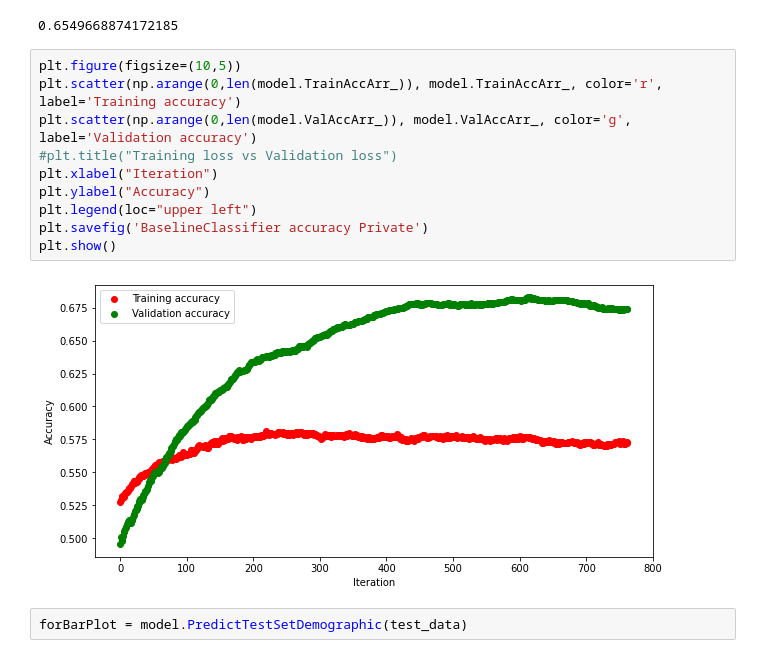
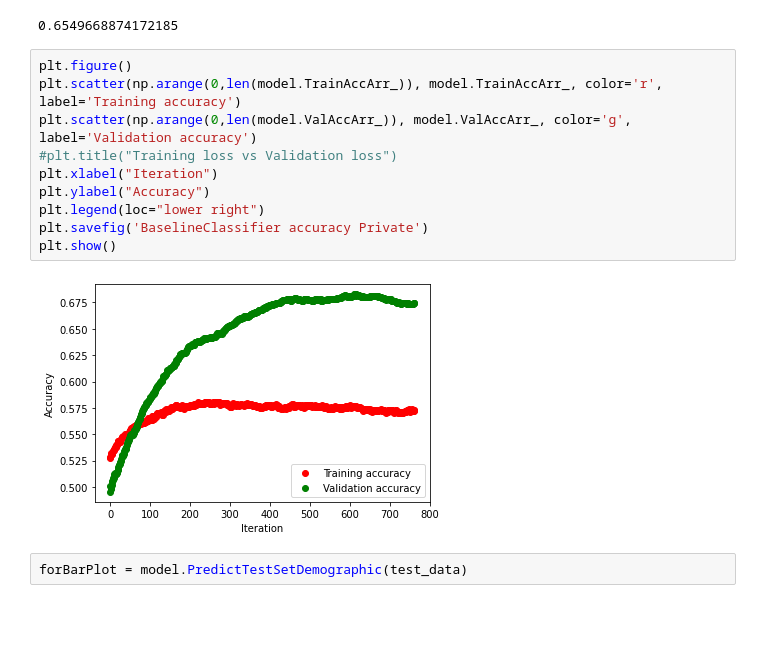
Before and after one commit to ramuld12/bachelorThesis, a Jupyter notebook: Baselines/BaselineClassifierPrivate.ipynb, the cells around one changed output. Saved outputs shown, nothing was run; the diff lists cells and outputs as text; blank space fills up the shorter version.

```diff
--- a/Baselines/BaselineClassifierPrivate.ipynb
+++ b/Baselines/BaselineClassifierPrivate.ipynb
@@ -177,17 +177,17 @@ Iteration  700  Done
 Stopped cause of bad Epoch in iteration:  762
 0.6549668874172185
 # %%
-plt.figure(figsize=(10,5))
+plt.figure()
 plt.scatter(np.arange(0,len(model.TrainAccArr_)), model.TrainAccArr_, color='r', label='Training accuracy')
 plt.scatter(np.arange(0,len(model.ValAccArr_)), model.ValAccArr_, color='g', label='Validation accuracy')
 #plt.title("Training loss vs Validation loss")
 plt.xlabel("Iteration")
 plt.ylabel("Accuracy")
-plt.legend(loc="upper left")
+plt.legend(loc="lower right")
 plt.savefig('BaselineClassifier accuracy Private')
 plt.show()
 # %% [output]
-[figure, old version]
+[figure, new version]
 # %%
 forBarPlot = model.PredictTestSetDemographic(test_data)
 # %%
```
Also changed, not shown: parts of 1 cell of this notebook, 4 other files.
